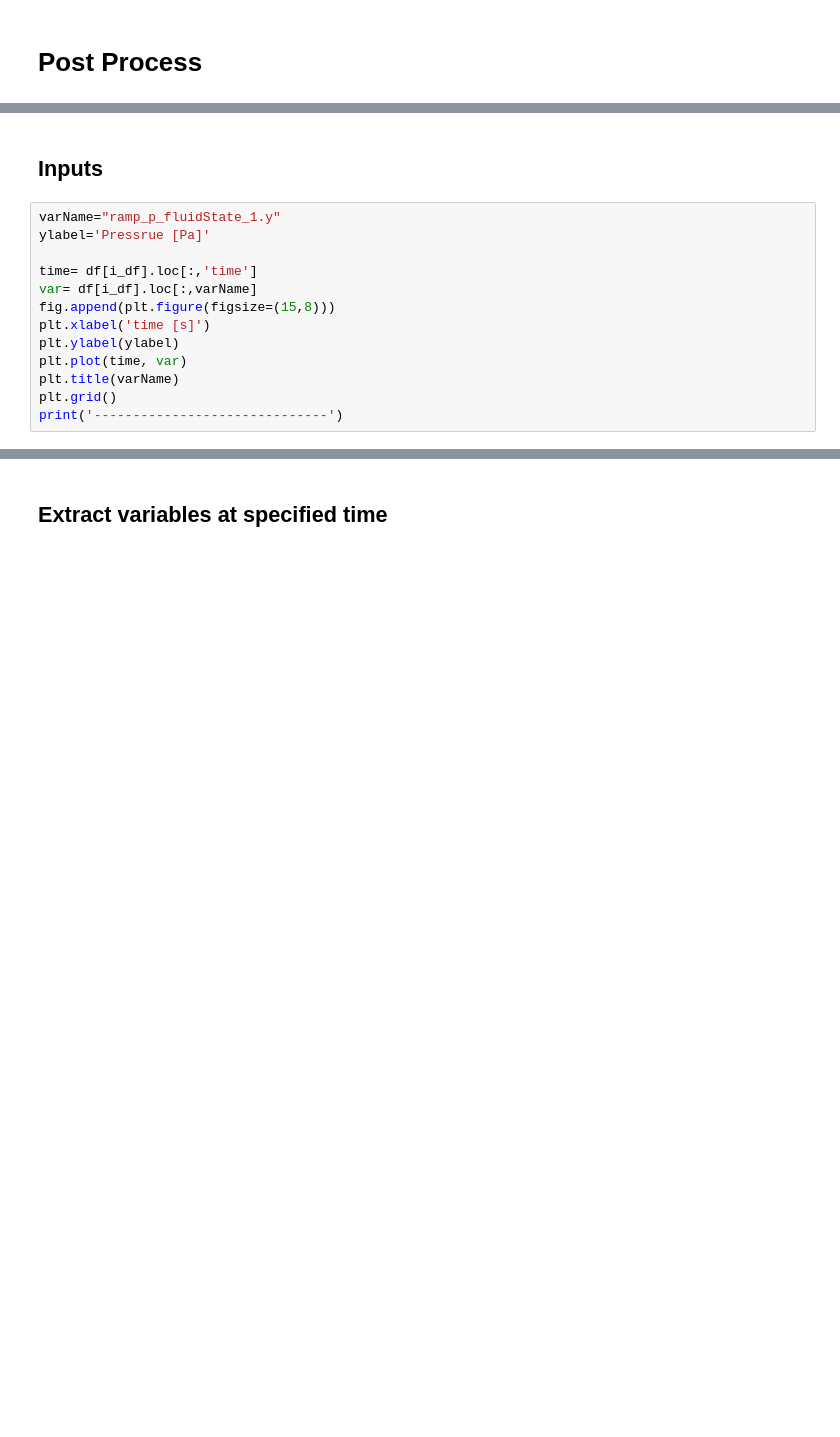
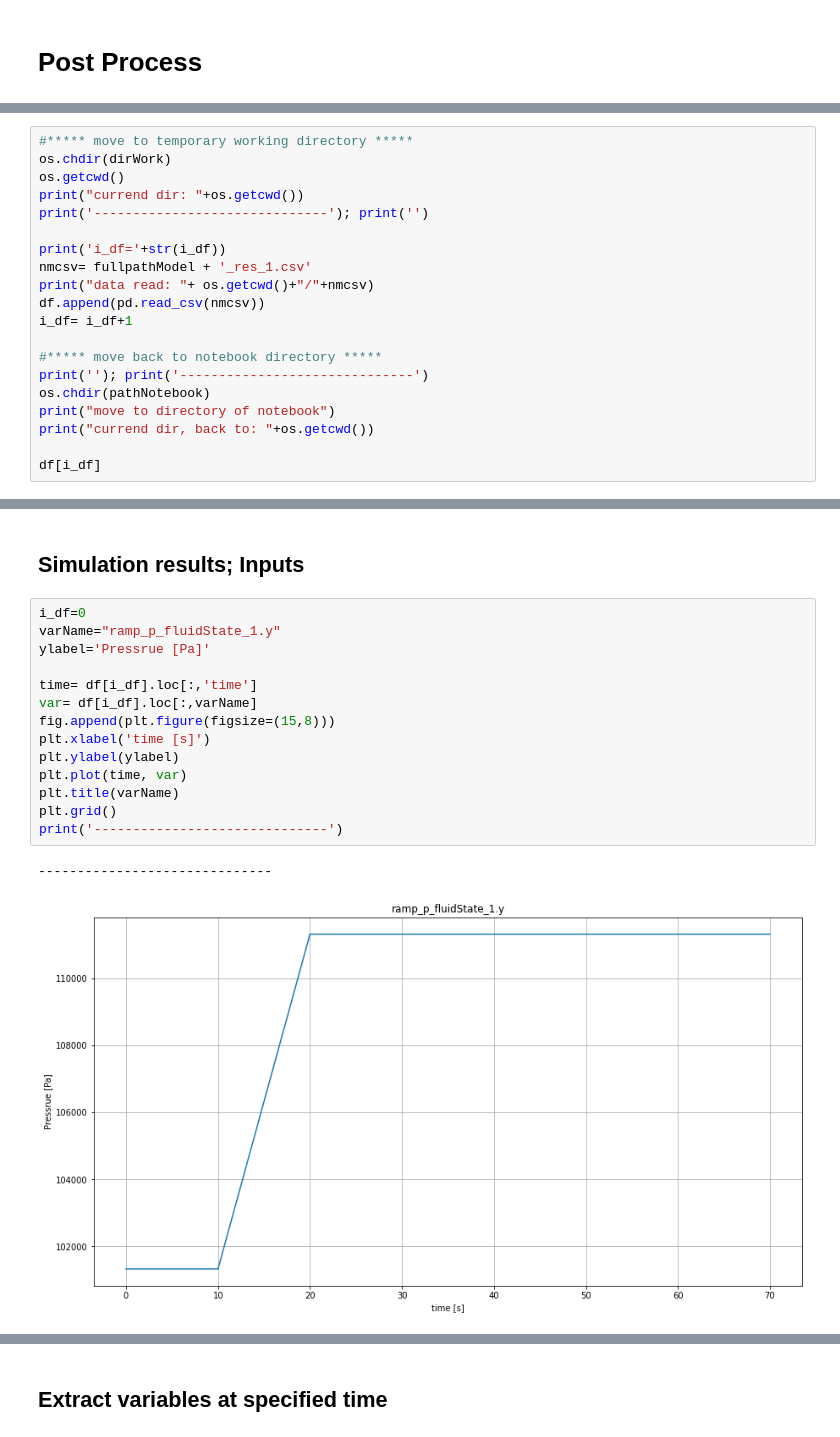
Before and after one commit to zeta-plusplus/PropulsionSystem, a Jupyter notebook: Jupyter/ThermodynamicCycles.OttoCycleIdeal00_ex01_rev002.ipynb, the cells around one changed output, grey strips where cells are left out. Drawn from its saved outputs; the diff is of its cells as text; blank space fills up the shorter version.

```diff
--- a/Jupyter/ThermodynamicCycles.OttoCycleIdeal00_ex01_rev002.ipynb
+++ b/Jupyter/ThermodynamicCycles.OttoCycleIdeal00_ex01_rev002.ipynb
@@ -266,0 +365,20 @@ df[i_df]
+# %%
+#***** move to temporary working directory *****
+os.chdir(dirWork)
+os.getcwd()
+print("currend dir: "+os.getcwd())
+print('------------------------------'); print('')
+
+print('i_df='+str(i_df))
+nmcsv= fullpathModel + '_res_1.csv'
+print("data read: "+ os.getcwd()+"/"+nmcsv)
+df.append(pd.read_csv(nmcsv))
+i_df= i_df+1
+
+#***** move back to notebook directory *****
+print(''); print('------------------------------')
+os.chdir(pathNotebook)
+print("move to directory of notebook")
+print("currend dir, back to: "+os.getcwd())
+
+df[i_df]
@@ -271,16 +414,20 @@ print('------------------------------')
 # %% [markdown]
-<h2>Inputs</h2>
+<h2>Simulation results; Inputs</h2>
 # %%
+i_df=0
 varName="ramp_p_fluidState_1.y"
 ylabel='Pressrue [Pa]'
 
 time= df[i_df].loc[:,'time']
 var= df[i_df].loc[:,varName]
 fig.append(plt.figure(figsize=(15,8)))
 plt.xlabel('time [s]')
 plt.ylabel(ylabel)
 plt.plot(time, var)
 plt.title(varName)
 plt.grid()
 print('------------------------------')
+# %% [output]
+------------------------------
+[figure, added]
 # %%
```
Also changed, not shown: parts of 26 cells of this notebook.
